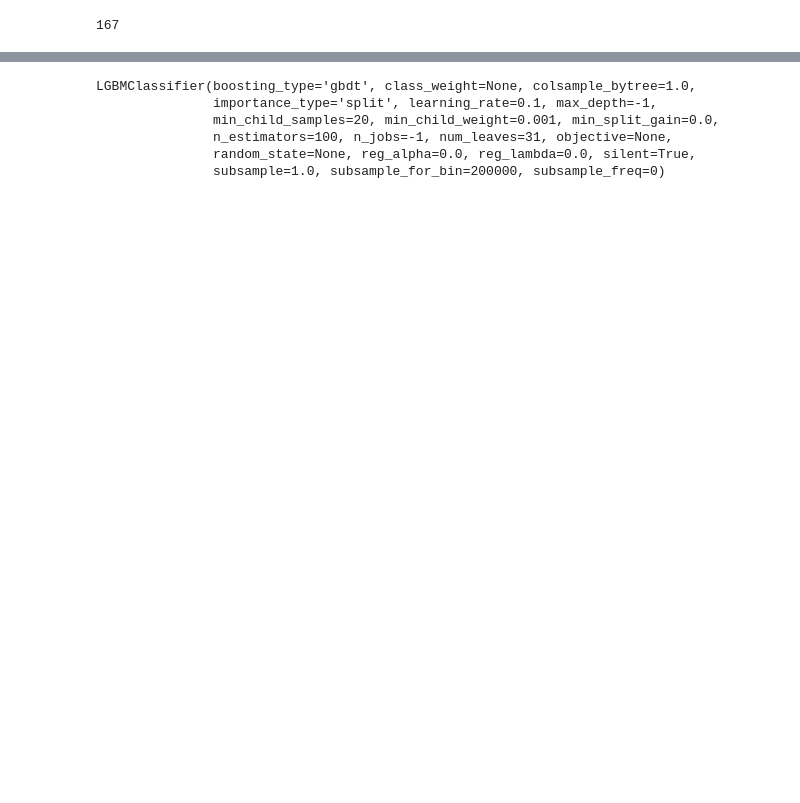
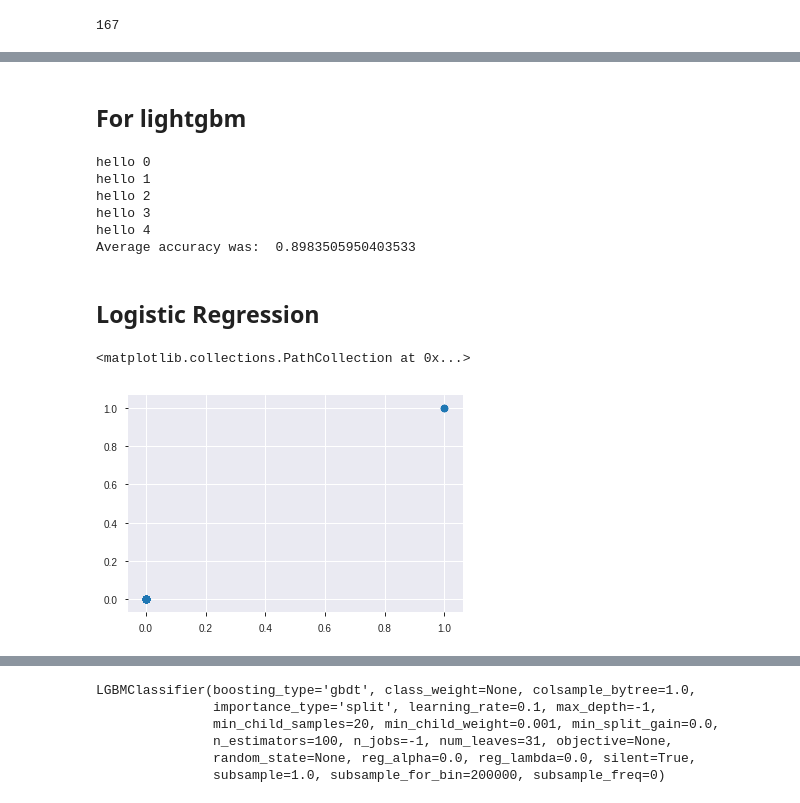
Before and after one commit to shivam13juna/HDFC_HackerEarth_Sep20, a Jupyter notebook: main_code_train-Copy1.ipynb, the cells around one changed output, grey strips where cells are left out. Drawn from its saved outputs; the diff is of its cells as text; code cells hidden in the pictures; blank space fills up the shorter version.

```diff
--- a/main_code_train-Copy1.ipynb
+++ b/main_code_train-Copy1.ipynb
@@ -131,0 +133,2 @@ test_data = test[thres_col]
+# %%
+thres_col.append('Col3')
@@ -132,11 +143,5 @@ test_data = test[thres_col]
 # %%
 for i in thres_col:
     if train[i].nunique() >= 11:
-        print(i, train[i].nunique())
-        plt.figure(figsize=(15, 8))
-        plt.plot(train[i])
-        train[i] = train[i].ewm(span = 10).mean()
-        plt.plot(train[i])
-        plt.show()
-
-#         print(train[i].value_counts())
+        train[i] = train[i].ewm(span = 20).mean()
+        test[i] = test[i].ewm(span = 20).mean()
@@ -187,0 +148,43 @@ Col182 823
+# %% [markdown]
+## For lightgbm
+# %%
+lgbb = lgb.LGBMClassifier()
+# ctb = CatBoostClassifier(verbose=False)
+
+# xgbb = xgb.XGBClassifier()
+
+n_split = 5
+avg1 = 0
+avg2 = 0
+count=0
+
+skf = StratifiedKFold(n_splits = n_split, shuffle = True)
+
+for train_index, test_index in skf.split(train[thres_col], train['Col2']):
+    print("hello", count)
+    count+=1
+
+    trainx, testx = train[thres_col].iloc[train_index], train[thres_col].iloc[test_index]
+    trainy, testy = train['Col2'].iloc[train_index], train['Col2'].iloc[test_index]
+
+    lgbb.fit(trainx, trainy)
+#     ctb.fit(trainx, trainy)
+    avg1 += accuracy_score(lgbb.predict(testx), testy)
+#     avg2 += accuracy_score(ctb.predict(testx), testy)
+
+
+print("Average accuracy was: ", avg1/n_split)#,"and", avg2/6)0
+# %% [output]
+hello 0
+hello 1
+hello 2
+hello 3
+hello 4
+Average accuracy was:  0.8983505950403533
+# %% [markdown]
+## Logistic Regression
+# %%
+plt.scatter(lgbb.predict(testx), lgbb.predict(testx))
+# %% [output]
+<matplotlib.collections.PathCollection at 0x...>
+[figure, added]
```
Also changed, not shown: parts of 34 cells of this notebook.
